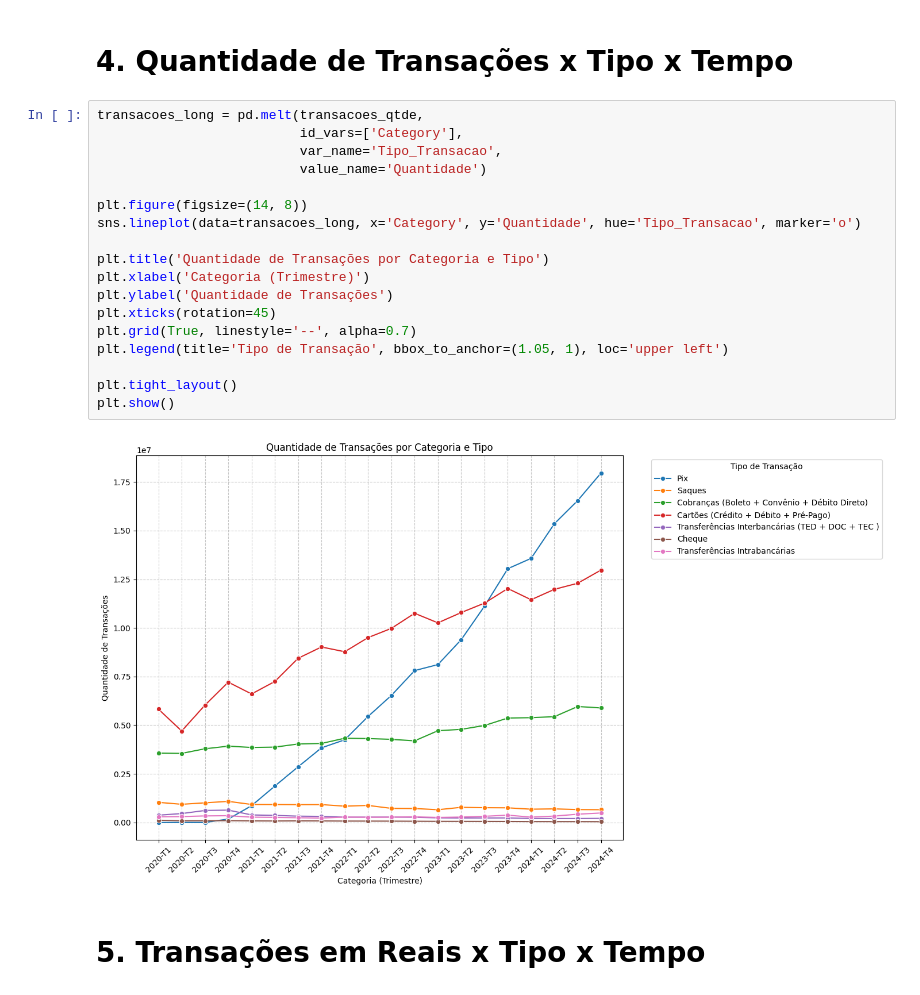
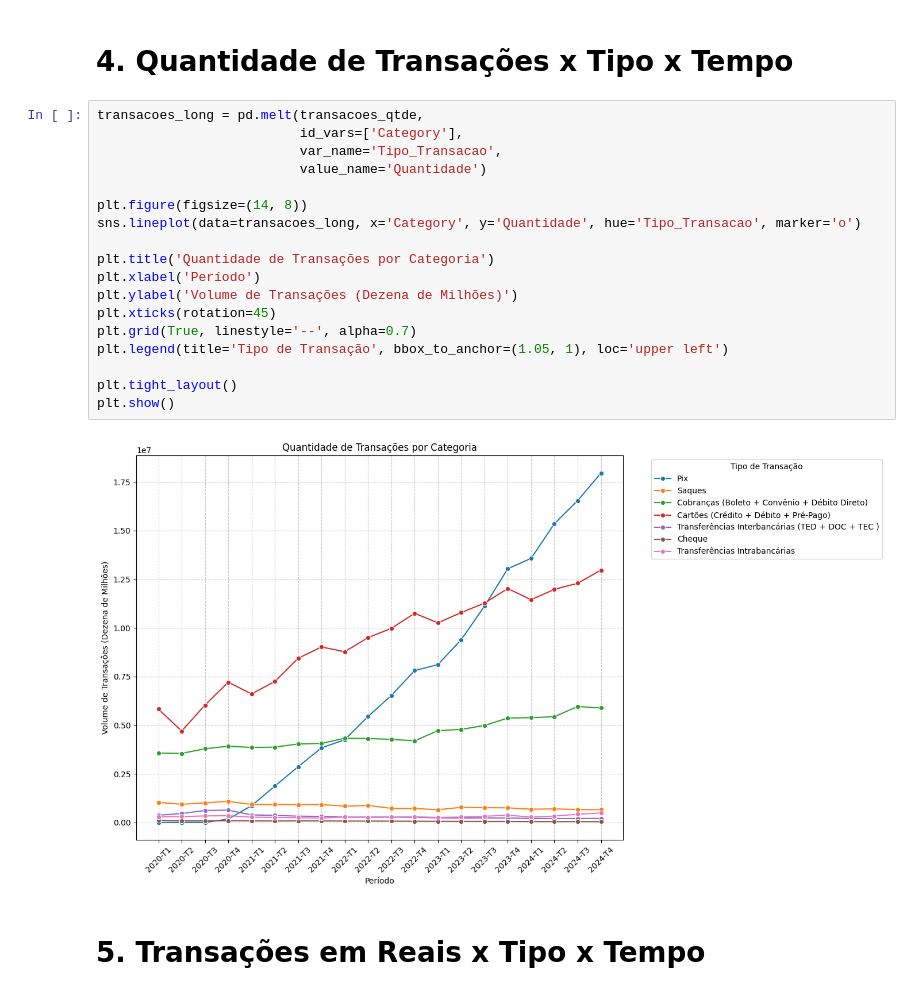
Before and after one commit to dread2404/economia_monetaria, a Jupyter notebook: q2.ipynb, the cells around one changed output. Saved outputs shown, nothing was run; the diff lists cells and outputs as text.

```diff
--- a/q2.ipynb
+++ b/q2.ipynb
@@ -361,22 +362,22 @@ plt.show()
 # %%
 transacoes_long = pd.melt(transacoes_qtde,
                           id_vars=['Category'],
                           var_name='Tipo_Transacao',
                           value_name='Quantidade')
 
 plt.figure(figsize=(14, 8))
 sns.lineplot(data=transacoes_long, x='Category', y='Quantidade', hue='Tipo_Transacao', marker='o')
 
-plt.title('Quantidade de Transações por Categoria e Tipo')
-plt.xlabel('Categoria (Trimestre)')
-plt.ylabel('Quantidade de Transações')
+plt.title('Quantidade de Transações por Categoria')
+plt.xlabel('Período')
+plt.ylabel('Volume de Transações (Dezena de Milhões)')
 plt.xticks(rotation=45)
 plt.grid(True, linestyle='--', alpha=0.7)
 plt.legend(title='Tipo de Transação', bbox_to_anchor=(1.05, 1), loc='upper left')
 
 plt.tight_layout()
 plt.show()
 # %% [output]
-[figure, old version]
+[figure, new version]
 # %% [markdown]
 # 5. Transações em Reais x Tipo x Tempo
```
Also changed, not shown: parts of 5 cells of this notebook.
